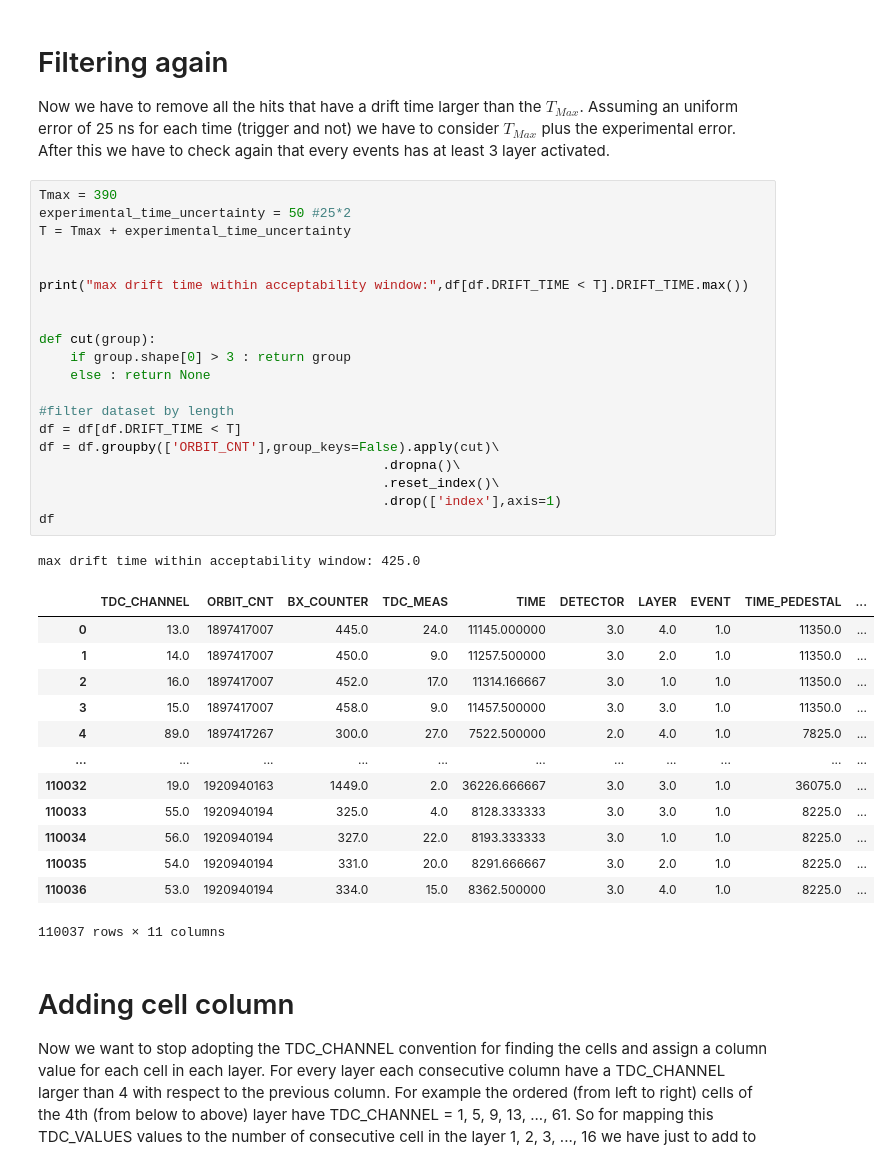
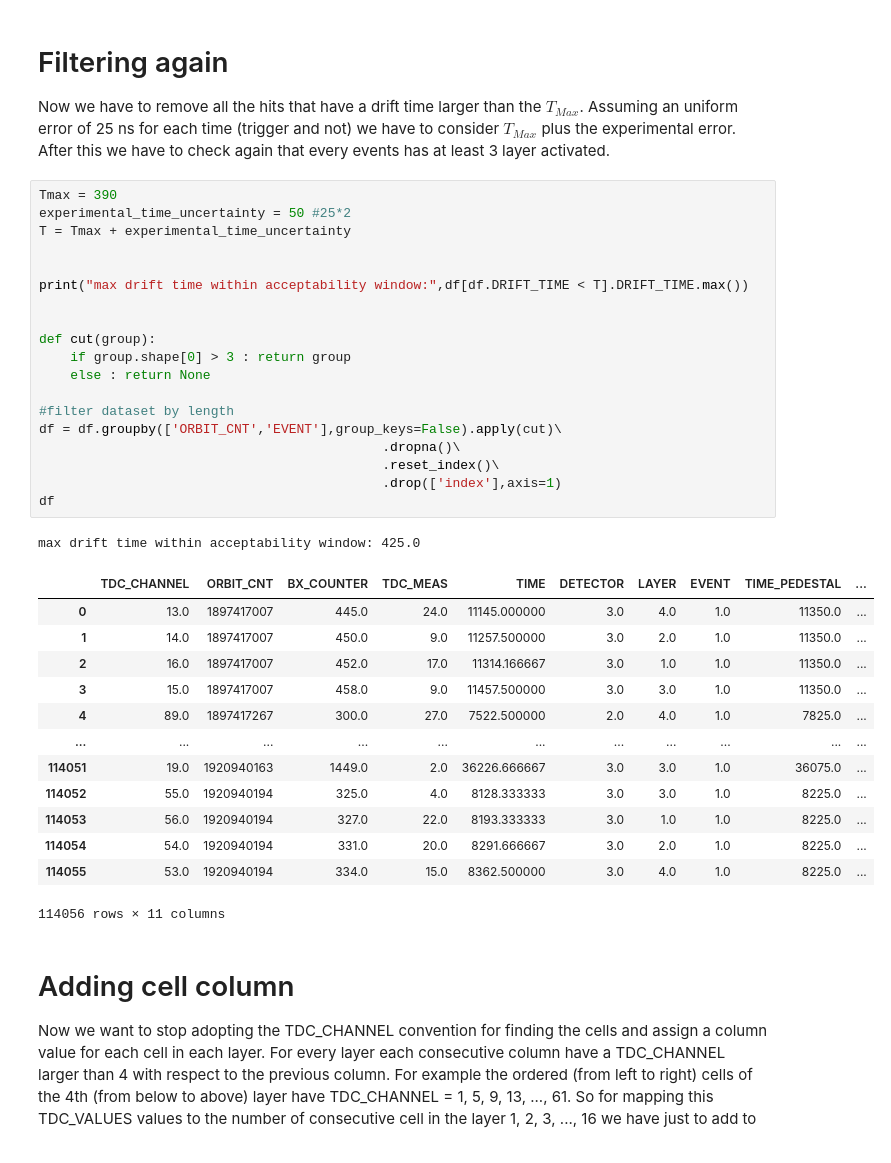
Before and after one commit to MattiaCeravolo/LCP_projects_Y3, a Jupyter notebook: time_pedestal_second_order_data.ipynb, the cells around one changed output. Saved outputs shown, nothing was run; the diff lists cells and outputs as text.

```diff
--- a/time_pedestal_second_order_data.ipynb
+++ b/time_pedestal_second_order_data.ipynb
@@ -103,38 +99,37 @@ Now we have to remove all the hits that have a drift time larger than the $T_{Ma
 # %%
 Tmax = 390
 experimental_time_uncertainty = 50 #25*2
 T = Tmax + experimental_time_uncertainty
 
 
 print("max drift time within acceptability window:",df[df.DRIFT_TIME < T].DRIFT_TIME.max())
 
 
 def cut(group):
     if group.shape[0] > 3 : return group
     else : return None
 
 #filter dataset by length
-df = df[df.DRIFT_TIME < T]
-df = df.groupby(['ORBIT_CNT'],group_keys=False).apply(cut)\
+df = df.groupby(['ORBIT_CNT','EVENT'],group_keys=False).apply(cut)\
                                             .dropna()\
                                             .reset_index()\
                                             .drop(['index'],axis=1)
 df
 # %% [output]
 max drift time within acceptability window: 425.0
 |  | TDC_CHANNEL | ORBIT_CNT | BX_COUNTER | TDC_MEAS | TIME | DETECTOR | LAYER | EVENT | TIME_PEDESTAL | ... |
 | 0 | 13.0 | 1897417007 | 445.0 | 24.0 | 11145.000000 | 3.0 | 4.0 | 1.0 | 11350.0 | ... |
 | 1 | 14.0 | 1897417007 | 450.0 | 9.0 | 11257.500000 | 3.0 | 2.0 | 1.0 | 11350.0 | ... |
 | 2 | 16.0 | 1897417007 | 452.0 | 17.0 | 11314.166667 | 3.0 | 1.0 | 1.0 | 11350.0 | ... |
 | 3 | 15.0 | 1897417007 | 458.0 | 9.0 | 11457.500000 | 3.0 | 3.0 | 1.0 | 11350.0 | ... |
 | 4 | 89.0 | 1897417267 | 300.0 | 27.0 | 7522.500000 | 2.0 | 4.0 | 1.0 | 7825.0 | ... |
 | ... | ... | ... | ... | ... | ... | ... | ... | ... | ... | ... |
-| 110032 | 19.0 | 1920940163 | 1449.0 | 2.0 | 36226.666667 | 3.0 | 3.0 | 1.0 | 36075.0 | ... |
-| 110033 | 55.0 | 1920940194 | 325.0 | 4.0 | 8128.333333 | 3.0 | 3.0 | 1.0 | 8225.0 | ... |
-| 110034 | 56.0 | 1920940194 | 327.0 | 22.0 | 8193.333333 | 3.0 | 1.0 | 1.0 | 8225.0 | ... |
-| 110035 | 54.0 | 1920940194 | 331.0 | 20.0 | 8291.666667 | 3.0 | 2.0 | 1.0 | 8225.0 | ... |
-| 110036 | 53.0 | 1920940194 | 334.0 | 15.0 | 8362.500000 | 3.0 | 4.0 | 1.0 | 8225.0 | ... |
+| 114051 | 19.0 | 1920940163 | 1449.0 | 2.0 | 36226.666667 | 3.0 | 3.0 | 1.0 | 36075.0 | ... |
+| 114052 | 55.0 | 1920940194 | 325.0 | 4.0 | 8128.333333 | 3.0 | 3.0 | 1.0 | 8225.0 | ... |
+| 114053 | 56.0 | 1920940194 | 327.0 | 22.0 | 8193.333333 | 3.0 | 1.0 | 1.0 | 8225.0 | ... |
+| 114054 | 54.0 | 1920940194 | 331.0 | 20.0 | 8291.666667 | 3.0 | 2.0 | 1.0 | 8225.0 | ... |
+| 114055 | 53.0 | 1920940194 | 334.0 | 15.0 | 8362.500000 | 3.0 | 4.0 | 1.0 | 8225.0 | ... |
-110037 rows × 11 columns
+114056 rows × 11 columns
 # %% [markdown]
 # Adding cell column
 
```
Also changed, not shown: parts of 7 cells of this notebook, 2 other files.
